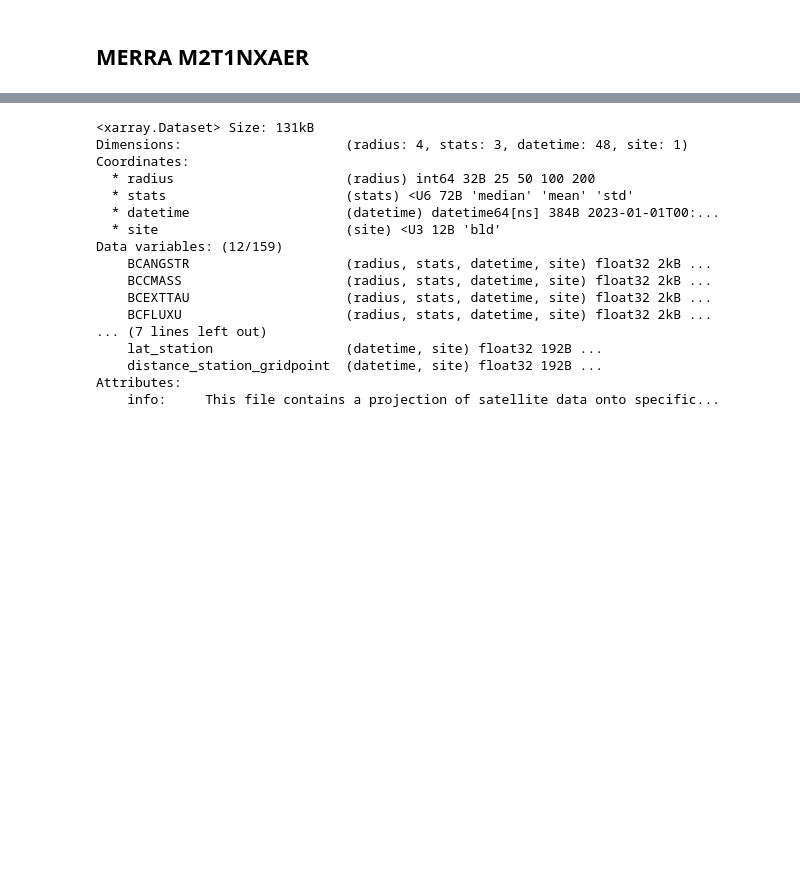
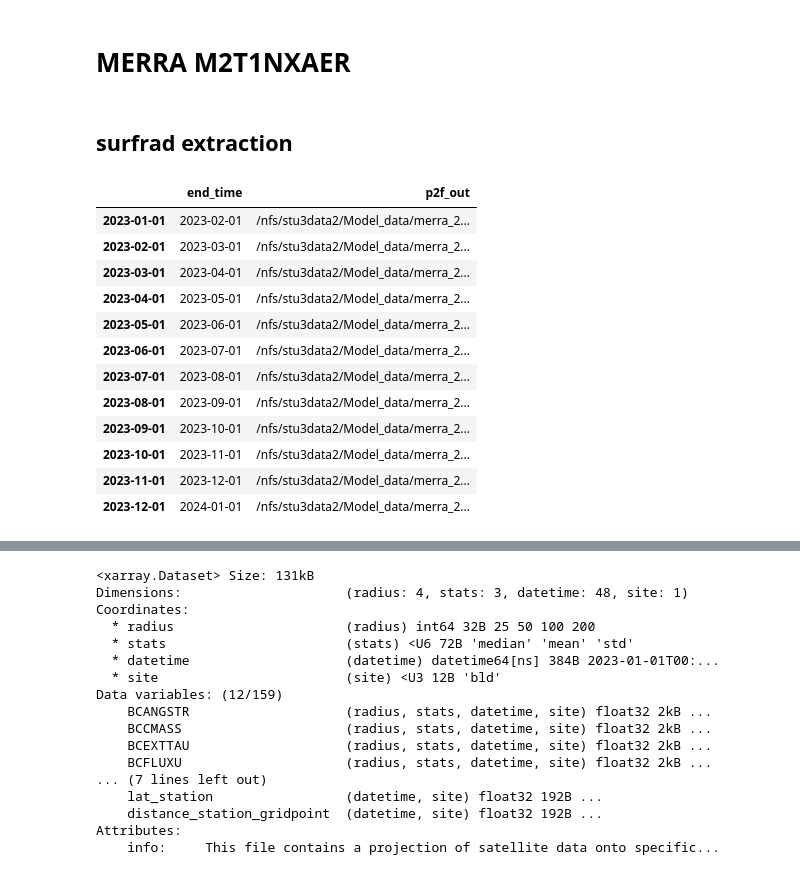
Before and after one commit to hagne/GeoLeoXtract, a Jupyter notebook: examples/earthdata/merra.ipynb, the cells around one changed output, grey strips where cells are left out. Saved outputs shown, nothing was run; the diff lists cells and outputs as text; code cells hidden in the pictures; blank space fills up the shorter version.

```diff
--- a/examples/earthdata/merra.ipynb
+++ b/examples/earthdata/merra.ipynb
@@ -20,2 +20,4 @@ reload(glx)
 # %% [markdown]
-## MERRA M2T1NXAER
+# MERRA M2T1NXAER
+# %% [markdown]
+## surfrad extraction
@@ -21,0 +64,16 @@ reload(glx)
+# %%
+self.workplan
+# %% [output]
+|  | end_time | p2f_out |
+| 2023-01-01 | 2023-02-01 | /nfs/stu3data2/Model_data/merra_2... |
+| 2023-02-01 | 2023-03-01 | /nfs/stu3data2/Model_data/merra_2... |
+| 2023-03-01 | 2023-04-01 | /nfs/stu3data2/Model_data/merra_2... |
+| 2023-04-01 | 2023-05-01 | /nfs/stu3data2/Model_data/merra_2... |
+| 2023-05-01 | 2023-06-01 | /nfs/stu3data2/Model_data/merra_2... |
+| 2023-06-01 | 2023-07-01 | /nfs/stu3data2/Model_data/merra_2... |
+| 2023-07-01 | 2023-08-01 | /nfs/stu3data2/Model_data/merra_2... |
+| 2023-08-01 | 2023-09-01 | /nfs/stu3data2/Model_data/merra_2... |
+| 2023-09-01 | 2023-10-01 | /nfs/stu3data2/Model_data/merra_2... |
+| 2023-10-01 | 2023-11-01 | /nfs/stu3data2/Model_data/merra_2... |
+| 2023-11-01 | 2023-12-01 | /nfs/stu3data2/Model_data/merra_2... |
+| 2023-12-01 | 2024-01-01 | /nfs/stu3data2/Model_data/merra_2... |
```
Also changed, not shown: parts of 8 cells of this notebook.
